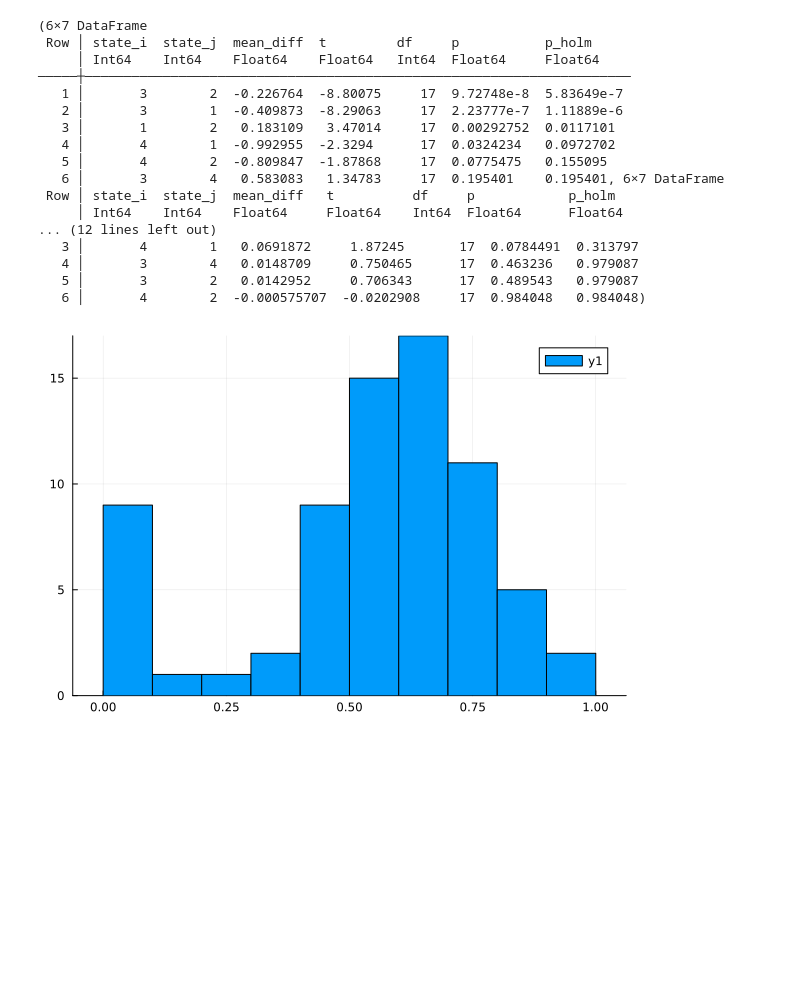
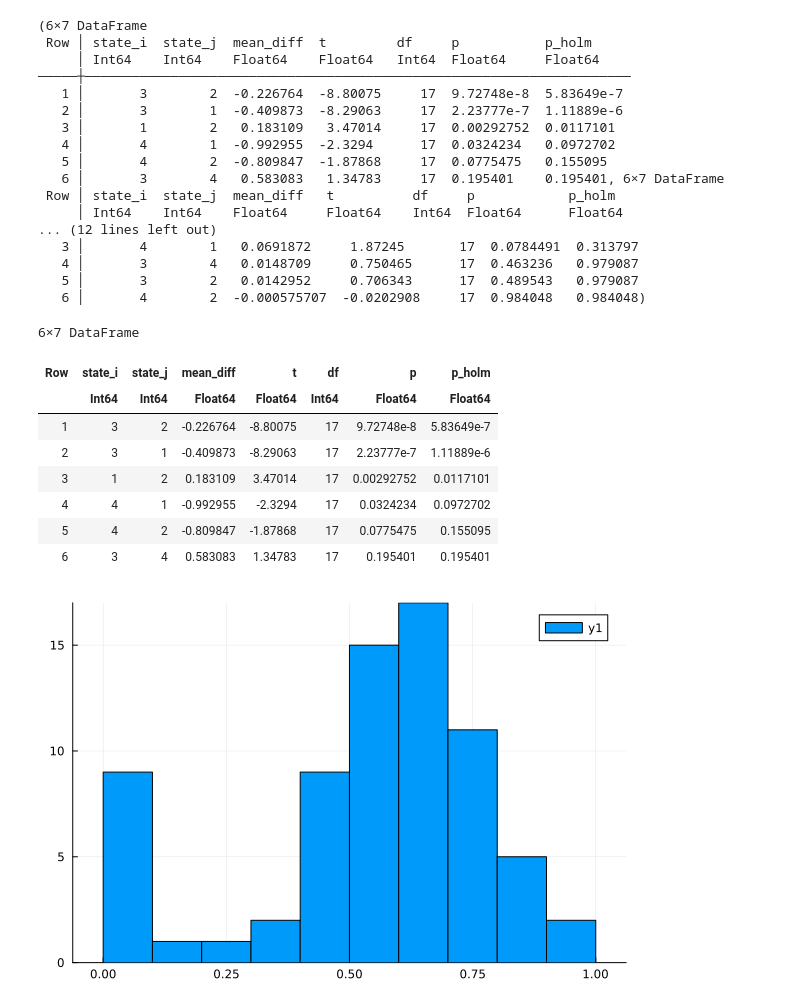
Before and after one commit to depasquale-lab/24_Hour_Behavior, a Jupyter notebook: notebooks/PopulationDDMHMM.ipynb, the cells around one changed output. Saved outputs shown, nothing was run; the diff lists cells and outputs as text; code cells hidden in the pictures; blank space fills up the shorter version.

```diff
--- a/notebooks/PopulationDDMHMM.ipynb
+++ b/notebooks/PopulationDDMHMM.ipynb
@@ -1225,6 +1220,18 @@ post_v, post_tau, post_bias
    4 │       3        4   0.0148709     0.750465      17  0.463236   0.979087
    5 │       3        2   0.0142952     0.706343      17  0.489543   0.979087
    6 │       4        2  -0.000575707  -0.0202908     17  0.984048   0.984048)
+# %%
+post_v
+# %% [output]
+6×7 DataFrame
+| Row | state_i | state_j | mean_diff | t | df | p | p_holm |
+|  | Int64 | Int64 | Float64 | Float64 | Int64 | Float64 | Float64 |
+| 1 | 3 | 2 | -0.226764 | -8.80075 | 17 | 9.72748e-8 | 5.83649e-7 |
+| 2 | 3 | 1 | -0.409873 | -8.29063 | 17 | 2.23777e-7 | 1.11889e-6 |
+| 3 | 1 | 2 | 0.183109 | 3.47014 | 17 | 0.00292752 | 0.0117101 |
+| 4 | 4 | 1 | -0.992955 | -2.3294 | 17 | 0.0324234 | 0.0972702 |
+| 5 | 4 | 2 | -0.809847 | -1.87868 | 17 | 0.0775475 | 0.155095 |
+| 6 | 3 | 4 | 0.583083 | 1.34783 | 17 | 0.195401 | 0.195401 |
 # %%
 histogram(ddm_params_df.tau)
 # %% [output]
```
Also changed, not shown: parts of 5 cells of this notebook, 1 other file.
